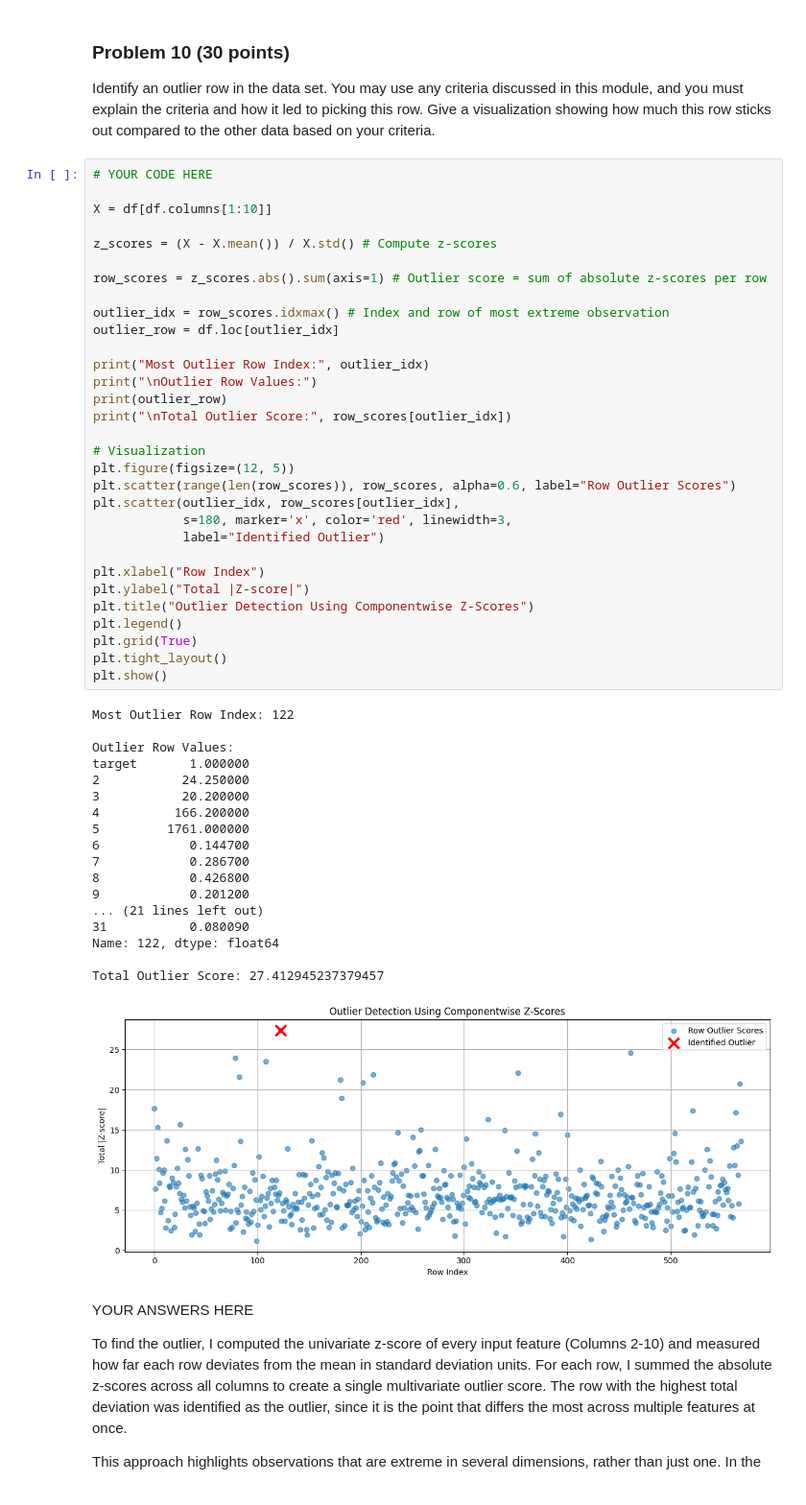
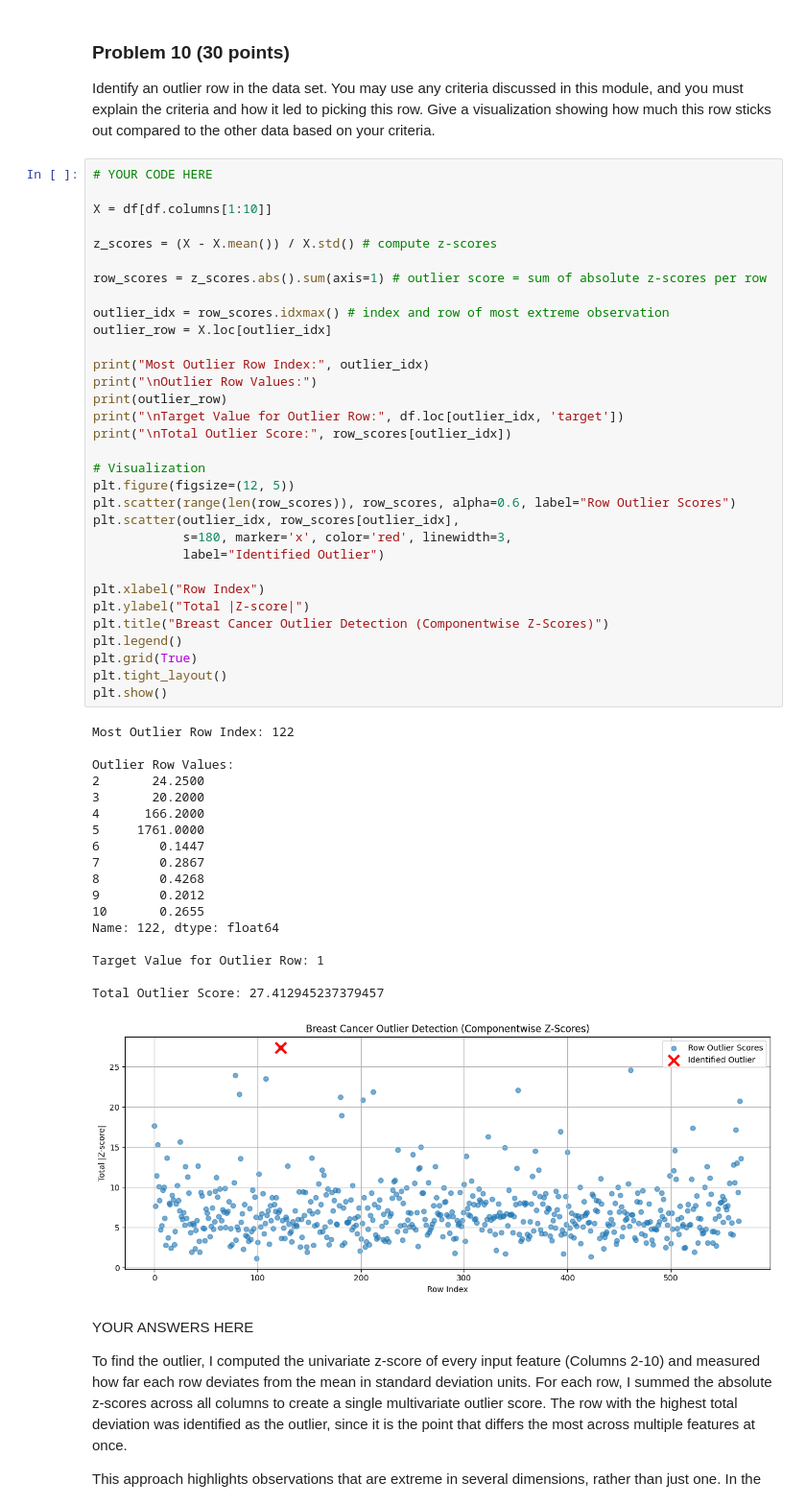
Before and after one commit to dho053-bu/dx601-final-project, a Jupyter notebook: project.ipynb, the cells around one changed output. Shown at 96% size. Drawn from its saved outputs; the diff is of its cells as text.

```diff
--- a/project.ipynb
+++ b/project.ipynb
@@ -542,51 +547,52 @@ Give a visualization showing how much this row sticks out compared to the other
 
 X = df[df.columns[1:10]]
 
-z_scores = (X - X.mean()) / X.std() # Compute z-scores
+z_scores = (X - X.mean()) / X.std() # compute z-scores
 
-row_scores = z_scores.abs().sum(axis=1) # Outlier score = sum of absolute z-scores per row
+row_scores = z_scores.abs().sum(axis=1) # outlier score = sum of absolute z-scores per row
 
-outlier_idx = row_scores.idxmax() # Index and row of most extreme observation
-outlier_row = df.loc[outlier_idx]
+outlier_idx = row_scores.idxmax() # index and row of most extreme observation
+outlier_row = X.loc[outlier_idx]
 
 print("Most Outlier Row Index:", outlier_idx)
 print("\nOutlier Row Values:")
 print(outlier_row)
+print("\nTarget Value for Outlier Row:", df.loc[outlier_idx, 'target'])
 print("\nTotal Outlier Score:", row_scores[outlier_idx])
 
 # Visualization
 plt.figure(figsize=(12, 5))
 plt.scatter(range(len(row_scores)), row_scores, alpha=0.6, label="Row Outlier Scores")
 plt.scatter(outlier_idx, row_scores[outlier_idx],
             s=180, marker='x', color='red', linewidth=3,
             label="Identified Outlier")
 
 plt.xlabel("Row Index")
 plt.ylabel("Total |Z-score|")
-plt.title("Outlier Detection Using Componentwise Z-Scores")
+plt.title("Breast Cancer Outlier Detection (Componentwise Z-Scores)")
 plt.legend()
 plt.grid(True)
 plt.tight_layout()
 plt.show()
 # %% [output]
 Most Outlier Row Index: 122
 
 Outlier Row Values:
-target       1.000000
-2           24.250000
-3           20.200000
-4          166.200000
-5         1761.000000
-6            0.144700
-7            0.286700
-8            0.426800
-9            0.201200
-... (21 lines left out)
-31           0.080090
+2       24.2500
+3       20.2000
+4      166.2000
+5     1761.0000
+6        0.1447
+7        0.2867
+8        0.4268
+9        0.2012
+10       0.2655
 Name: 122, dtype: float64
 
+Target Value for Outlier Row: 1
+
 Total Outlier Score: 27.412945237379457
-[figure, old version]
+[figure, new version]
 # %% [markdown]
 YOUR ANSWERS HERE
 
```
Also changed, not shown: parts of 7 cells of this notebook.
